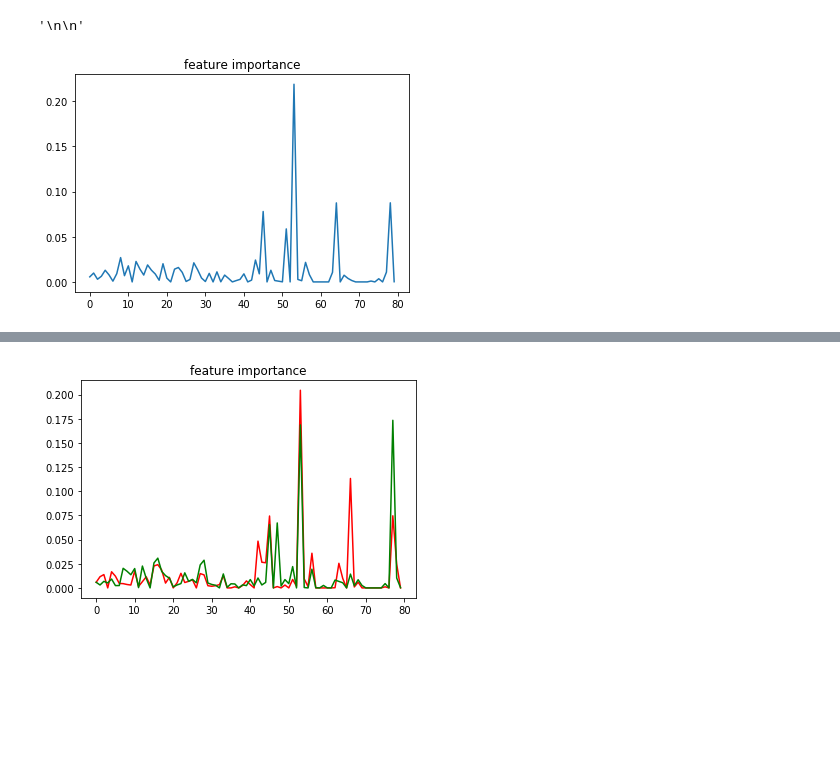
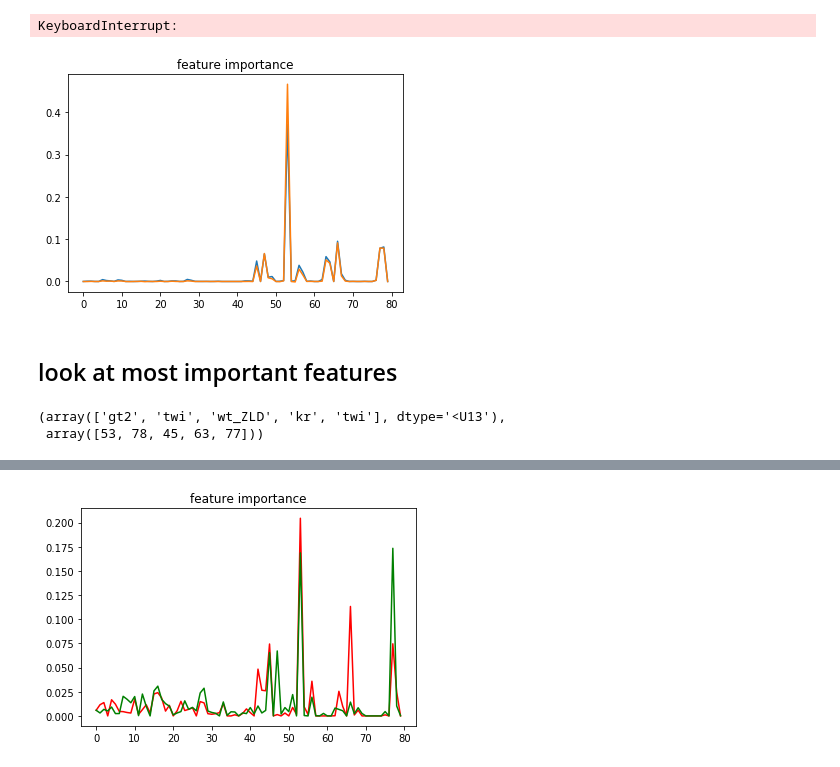
Before and after one commit to shifwang/Enhancer, a Jupyter notebook: enhancer.ipynb, the cells around one changed output, grey strips where cells are left out. Cells and saved outputs as stored; diff of their text form; code cells hidden in the pictures; blank space fills up the shorter version.

```diff
--- a/enhancer.ipynb
+++ b/enhancer.ipynb
@@ -49,8 +51,8 @@ y_train = Y[train - 1]
 y_test = Y[test - 1]
 # %%
 #load irf package and output result
-my_wrf = wrf(n_estimators=5)
-my_wrf.fit(X = X_train, y = y_train, K = 5)
+my_wrf = wrf(n_estimators=100, max_depth=5)
+my_wrf.fit(X = X_train, y = y_train, K = 4)
 """
 all_rf_weights, all_K_iter_rf_data, \
     all_rf_bootstrap_output, all_rit_bootstrap_output, \
@@ -70,5 +72,3 @@ all_rf_weights, all_K_iter_rf_data, \
                                         num_splits=2,
                                         n_estimators_bootstrap=5)
 """
-# %% [output]
-'\n\n'
@@ -74,0 +77,5 @@ all_rf_weights, all_K_iter_rf_data, \
+# %%
+oob_importance = oob_feature_importance(my_wrf, X_train, y_train)
+test_importance = test_feature_importance(my_wrf, X_test, y_test)
+# %% [output]
+KeyboardInterrupt:
@@ -75,7 +86,15 @@ all_rf_weights, all_K_iter_rf_data, \
 # %%
 plt.plot(my_wrf.feature_importances_)
+plt.plot(oob_importance)
 plt.title('feature importance')
 plt.show()
 # %% [output]
-[figure, old version]
+[figure, new version]
+# %% [markdown]
+## look at most important features
+# %%
+varnames[1][np.argsort(my_wrf.feature_importances_ * -1)[:5]], np.argsort(my_wrf.feature_importances_ * -1)[:5]
+# %% [output]
+(array(['gt2', 'twi', 'wt_ZLD', 'kr', 'twi'], dtype='<U13'),
+ array([53, 78, 45, 63, 77]))
 # %%
```
Also changed, not shown: parts of 9 cells of this notebook, 6 other files.
